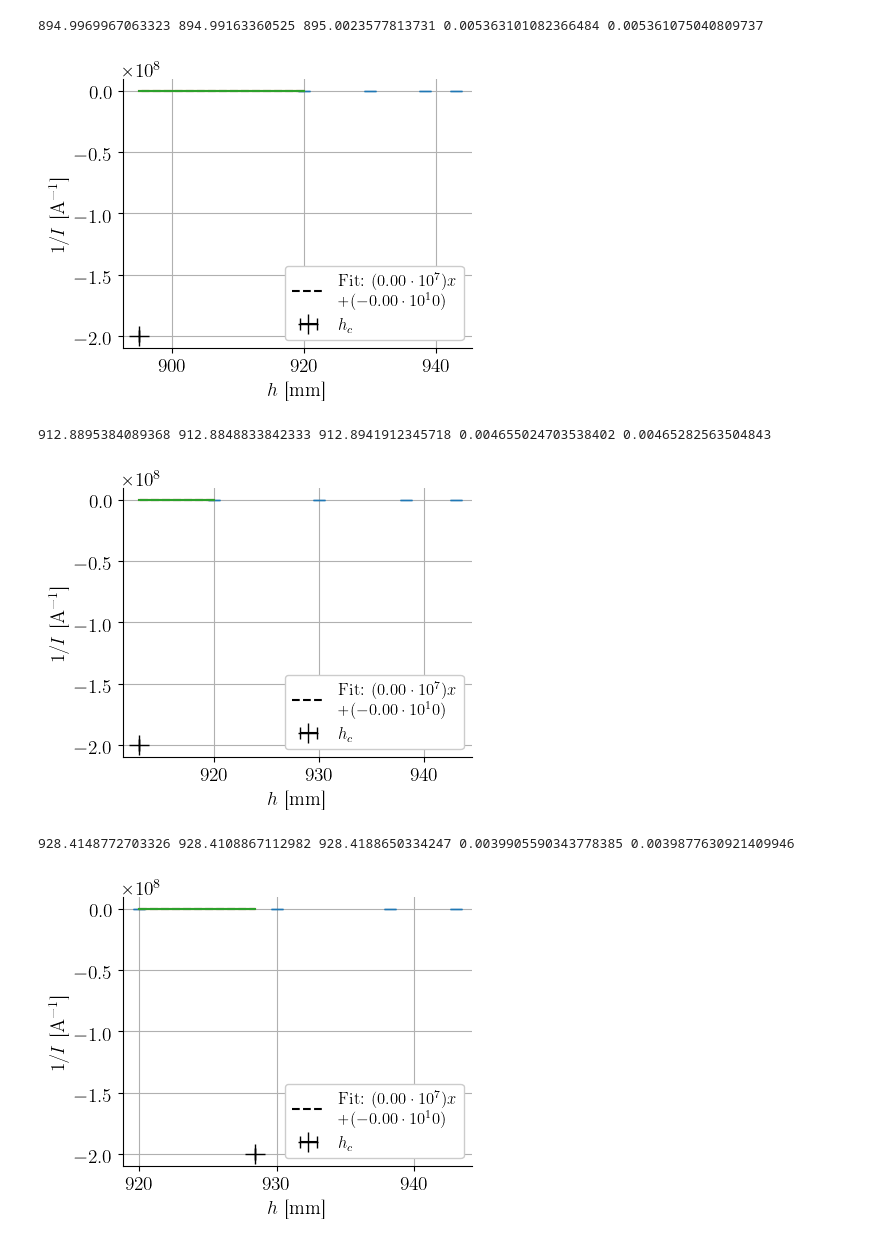
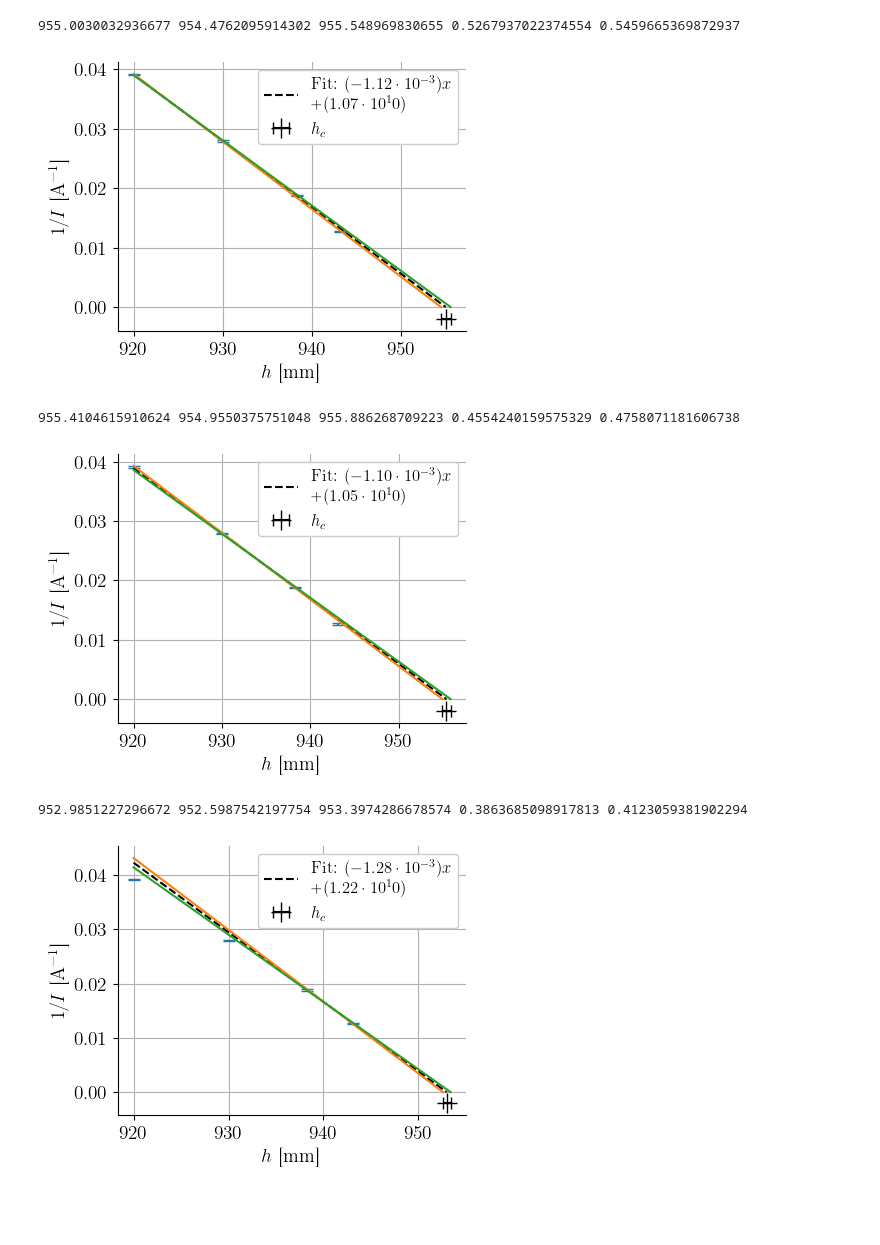
Before and after one commit to TomVdt/TPII-rapports, a Jupyter notebook: 12-J8-energie-nucleaire/analyse/exp2.ipynb, the cells around one changed output. Saved outputs shown, nothing was run; the diff lists cells and outputs as text; code cells hidden in the pictures; blank space fills up the shorter version.

```diff
--- a/12-J8-energie-nucleaire/analyse/exp2.ipynb
+++ b/12-J8-energie-nucleaire/analyse/exp2.ipynb
@@ -15,7 +15,11 @@ std_devs = unp.std_devs
 mpl.rcParams.update(rcParams)
 # %%
 h = unp.uarray([920, 930, 938.3, 943.1], 0.1)  # mm
-t = unp.uarray([391.62, 279.85, 188.29, 126.91], 0.01)  # s
+t = unp.uarray([391.62, 279.85, 188.29, 126.91], 1)  # s
+# N = unp.uarray([10006, 10010, 10002, 10015], 200)  # compte neutrons dans l'intervalle
 N = np.array([10006, 10010, 10002, 10015])  # compte neutrons dans l'intervalle
 
-Iinv = N/t  # comptage
+C = N/t  # comptage
+Cinv = 1/C
+
+print(Cinv)
@@ -22,47 +33,47 @@ Iinv = N/t  # comptage
 # %%
 hc_est = np.zeros((len(h)-1, 3))
 for i in range(len(h) - 1):  # basically pairwise
-    coefs1 = np.polyfit(nom_vals(h[i:i+2]), nom_vals(Iinv[i:i+2]), 1)
+    coefs1 = np.polyfit(nom_vals(h[i:i+2]), nom_vals(Cinv[i:i+2]), 1)
     hc_avg = -coefs1[1]/coefs1[0]
 
-    coefs2 = np.polyfit(nom_vals(h[i:i+2]), [Iinv[i].n + Iinv[i].s, Iinv[i+1].n - Iinv[i+1].s], 1)
+    coefs2 = np.polyfit(nom_vals(h[i:i+2]), [Cinv[i].n + Cinv[i].s, Cinv[i+1].n - Cinv[i+1].s], 1)
     hc_low = -coefs2[1]/coefs2[0]
 
-    coefs3 = np.polyfit(nom_vals(h[i:i+2]), [Iinv[i].n - Iinv[i].s, Iinv[i+1].n + Iinv[i+1].s], 1)
+    coefs3 = np.polyfit(nom_vals(h[i:i+2]), [Cinv[i].n - Cinv[i].s, Cinv[i+1].n + Cinv[i+1].s], 1)
     hc_high = -coefs3[1]/coefs3[0]
 
     print(hc_avg, hc_low, hc_high, abs(hc_avg - hc_low), abs(hc_avg - hc_high))
     hc_est[i] = (hc_avg, hc_low, hc_high)
 
     # fuck it show it all
-    plt.errorbar(nom_vals(h), nom_vals(Iinv), yerr=std_devs(Iinv), linestyle='none')
+    plt.errorbar(nom_vals(h), nom_vals(Cinv), yerr=std_devs(Cinv), linestyle='none')
 
     x_avg = np.linspace(920, hc_avg)
-    plt.plot(x_avg, np.poly1d(coefs1)(x_avg), '--', color='k', label=f"Fit: $({coefs1[0]*1e-7:.2f} \\cdot 10^7) x$\n$+ ({coefs1[1]*1e-10:.2f} \\cdot 10^{10})$")
+    plt.plot(x_avg, np.poly1d(coefs1)(x_avg), '--', color='k', label=f"Fit: $({coefs1[0]*1e3:.2f} \\cdot 10^{{-3}}) x$\n$+ ({coefs1[1]:.2f} \\cdot 10^{10})$")
     x_low = np.linspace(920, hc_low)
     plt.plot(x_low, np.poly1d(coefs2)(x_low))
     x_high = np.linspace(920, hc_high)
     plt.plot(x_high, np.poly1d(coefs3)(x_high))
 
-    plt.errorbar([hc_avg], [-2e8], xerr=[[hc_avg-hc_low], [hc_high-hc_avg]], color='k', fmt='+', label='$h_c$')
+    plt.errorbar([hc_avg], [-2e-3], xerr=[[hc_avg-hc_low], [hc_high-hc_avg]], color='k', fmt='+', label='$h_c$')
 
     plt.xlabel(r'$h$ [mm]')
     plt.ylabel(r'$1/I$ [\si{\per\ampere}]')
     plt.legend()
     plt.grid()
 
-    plt.savefig(f'../figures/h_I_pair{i+1}{i+2}.pdf')
+    # plt.savefig(f'../figures/h_I_pair{i+1}{i+2}.pdf')
     plt.show()
 
 # trouvé: hc = 952.2
 # aussi retrouvé nice
 # %% [output]
-894.9969967063323 894.99163360525 895.0023577813731 0.005363101082366484 0.005361075040809737
+955.0030032936677 954.4762095914302 955.548969830655 0.5267937022374554 0.5459665369872937
-[figure, old version]
+[figure, new version]
-912.8895384089368 912.8848833842333 912.8941912345718 0.004655024703538402 0.00465282563504843
+955.4104615910624 954.9550375751048 955.886268709223 0.4554240159575329 0.4758071181606738
-[figure, old version]
+[figure, new version]
-928.4148772703326 928.4108867112982 928.4188650334247 0.0039905590343778385 0.0039877630921409946
+952.9851227296672 952.5987542197754 953.3974286678574 0.3863685098917813 0.4123059381902294
-[figure, old version]
+[figure, new version]
 # %%
 plt.errorbar(['1,2', '2,3', '3,4'], hc_est[:,0], yerr=np.abs(hc_est[:,1:].T - hc_est[:,0]), fmt='+')
 plt.axhline(952.2, linestyle='--', label='$h_c$ expérimental')
```
Also changed, not shown: parts of 6 cells of this notebook.
